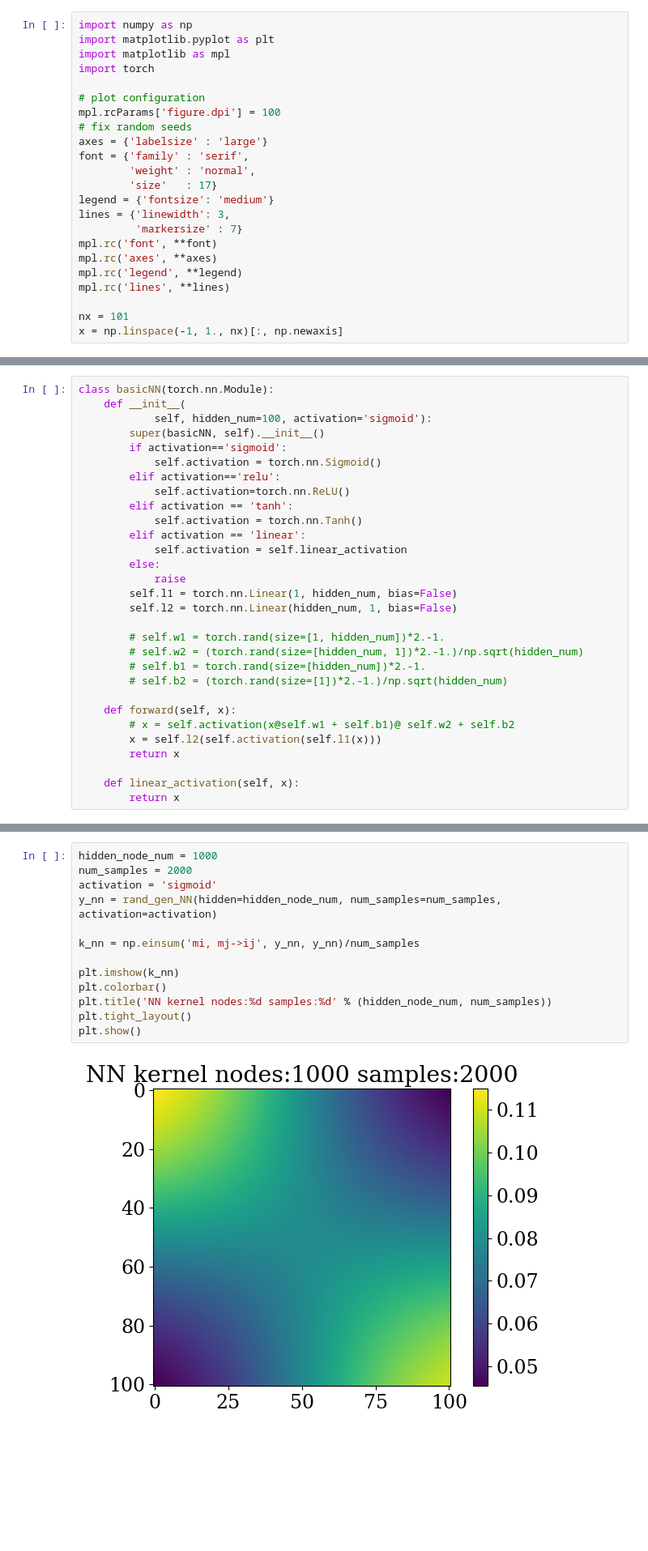
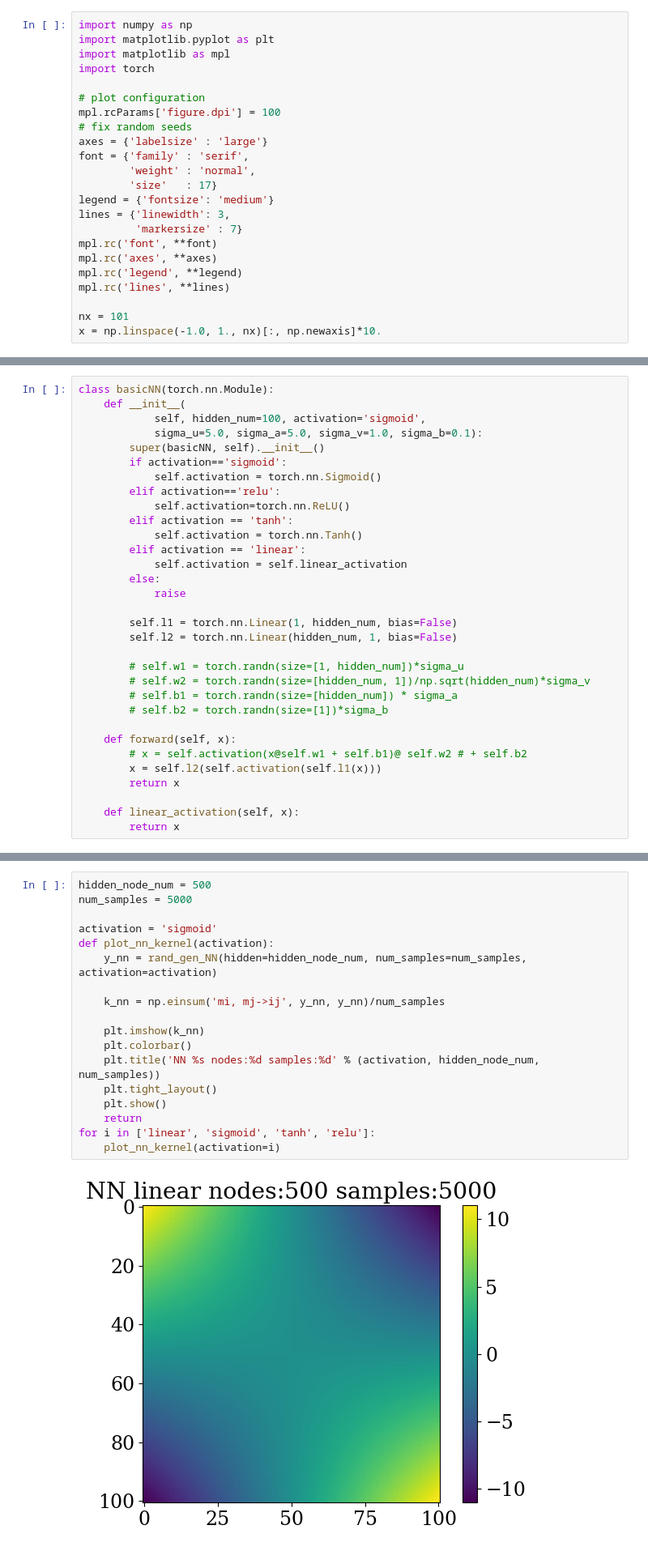
Before and after one commit to guanshaoheng/gaussian_nn_tugraz, a Jupyter notebook: link_NN_Gaussian/NN_is_GP.ipynb, the cells around one changed output, grey strips where cells are left out. Shown at 81% size. Drawn from its saved outputs; the diff is of its cells as text; blank space fills up the shorter version.

```diff
--- a/link_NN_Gaussian/NN_is_GP.ipynb
+++ b/link_NN_Gaussian/NN_is_GP.ipynb
@@ -48,7 +48,7 @@ mpl.rc('legend', **legend)
 mpl.rc('lines', **lines)
 
 nx = 101
-x = np.linspace(-1, 1., nx)[:, np.newaxis]
+x = np.linspace(-1.0, 1., nx)[:, np.newaxis]*10.
 # %% [markdown]
 # Gaussian process
 
@@ -88,7 +88,8 @@ plt.show()
 # %%
 class basicNN(torch.nn.Module):
     def __init__(
-            self, hidden_num=100, activation='sigmoid'):
+            self, hidden_num=100, activation='sigmoid',
+            sigma_u=5.0, sigma_a=5.0, sigma_v=1.0, sigma_b=0.1):
         super(basicNN, self).__init__()
         if activation=='sigmoid':
             self.activation = torch.nn.Sigmoid()
@@ -100,16 +101,17 @@ class basicNN(torch.nn.Module):
             self.activation = self.linear_activation
         else:
             raise
+
         self.l1 = torch.nn.Linear(1, hidden_num, bias=False)
         self.l2 = torch.nn.Linear(hidden_num, 1, bias=False)
 
-        # self.w1 = torch.rand(size=[1, hidden_num])*2.-1.
-        # self.w2 = (torch.rand(size=[hidden_num, 1])*2.-1.)/np.sqrt(hidden_num)
-        # self.b1 = torch.rand(size=[hidden_num])*2.-1.
-        # self.b2 = (torch.rand(size=[1])*2.-1.)/np.sqrt(hidden_num)
+        # self.w1 = torch.randn(size=[1, hidden_num])*sigma_u
+        # self.w2 = torch.randn(size=[hidden_num, 1])/np.sqrt(hidden_num)*sigma_v
+        # self.b1 = torch.randn(size=[hidden_num]) * sigma_a
+        # self.b2 = torch.randn(size=[1])*sigma_b
 
     def forward(self, x):
-        # x = self.activation(x@self.w1 + self.b1)@ self.w2 + self.b2
+        # x = self.activation(x@self.w1 + self.b1)@ self.w2 # + self.b2
         x = self.l2(self.activation(self.l1(x)))
         return x
 
@@ -177,17 +211,22 @@ $ \\ = $
 
 **Why the kernel is not like the kernel of the RBF kernel??**
 # %%
-hidden_node_num = 1000
-num_samples = 2000
+hidden_node_num = 500
+num_samples = 5000
+
 activation = 'sigmoid'
-y_nn = rand_gen_NN(hidden=hidden_node_num, num_samples=num_samples, activation=activation)
+def plot_nn_kernel(activation):
+    y_nn = rand_gen_NN(hidden=hidden_node_num, num_samples=num_samples, activation=activation)
 
-k_nn = np.einsum('mi, mj->ij', y_nn, y_nn)/num_samples
+    k_nn = np.einsum('mi, mj->ij', y_nn, y_nn)/num_samples
 
-plt.imshow(k_nn)
-plt.colorbar()
-plt.title('NN kernel nodes:%d samples:%d' % (hidden_node_num, num_samples))
-plt.tight_layout()
-plt.show()
+    plt.imshow(k_nn)
+    plt.colorbar()
+    plt.title('NN %s nodes:%d samples:%d' % (activation, hidden_node_num, num_samples))
+    plt.tight_layout()
+    plt.show()
+    return
+for i in ['linear', 'sigmoid', 'tanh', 'relu']:
+    plot_nn_kernel(activation=i)
 # %% [output]
-[figure, old version]
+[figure, new version]
```
Also changed, not shown: parts of 8 cells of this notebook.
